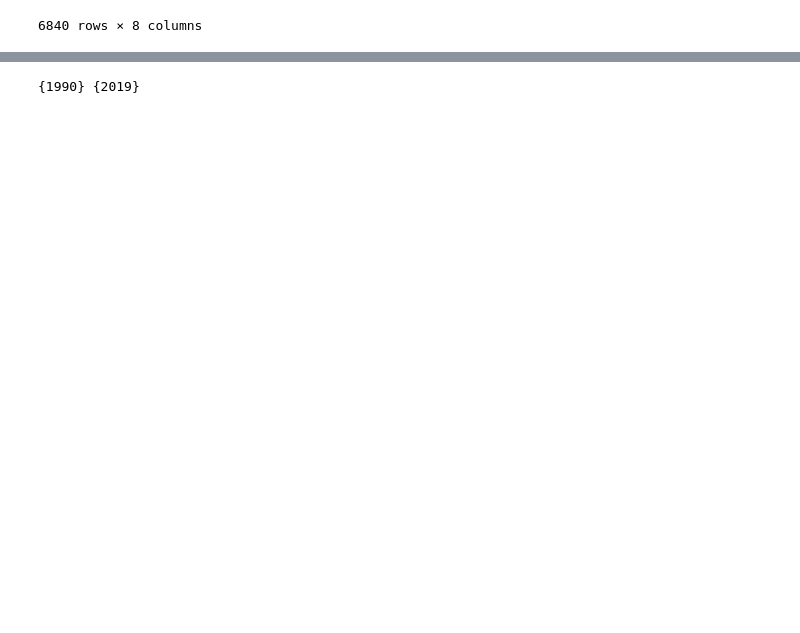
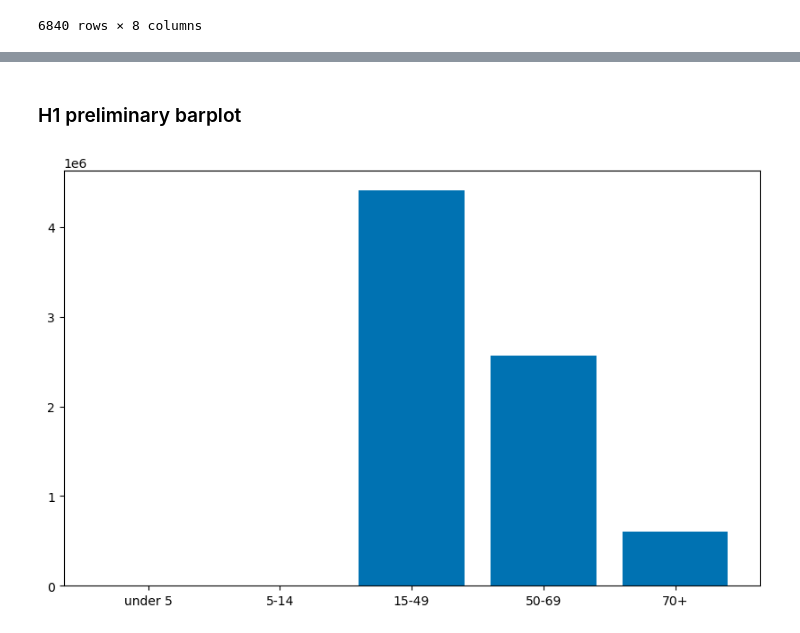
Before and after one commit to jba087/drugdeath_py, a Jupyter notebook: EXM_drugdeath_sud.ipynb, the cells around one changed output, grey strips where cells are left out. Drawn from its saved outputs; the diff is of its cells as text; code cells hidden in the pictures; blank space fills up the shorter version.

```diff
--- a/EXM_drugdeath_sud.ipynb
+++ b/EXM_drugdeath_sud.ipynb
@@ -36,11 +211,20 @@ new_df
 # %%
 import matplotlib.pyplot as plt #import package for making graphs and figures in python
-# %%
-#Finding the span of years in my dataset
-min_year = new_df['Year'].min()
-max_year = new_df['Year'].max()
-
-#printing the span of the years
-print({min_year}, {max_year})
-# %% [output]
-{1990} {2019}
+# %% [markdown]
+### H1 preliminary barplot
+# %%
+# summarizing deaths across all countries for each age group (stored in total_deaths)
+total_deaths = {
+    'under 5' : countries_df['Deaths_sud_under5'].sum(),
+    '5-14' : countries_df['Deaths_sud_5-14'].sum(),
+    '15-49' : countries_df['Deaths_sud_15-49'].sum(),
+    '50-69': countries_df['Deaths_sud_50-69'].sum(),
+    '70+': countries_df['Deaths_sud_70+'].sum()
+}
+
+# CREATING THE BAR PLOT
+plt.figure(figsize=(10,6)) #creates the figure
+plt.bar(total_deaths.keys(), total_deaths.values()) #adds the name for each age group and the values of them
+plt.show()
+# %% [output]
+[figure, added]
```
Also changed, not shown: parts of 29 cells of this notebook.
